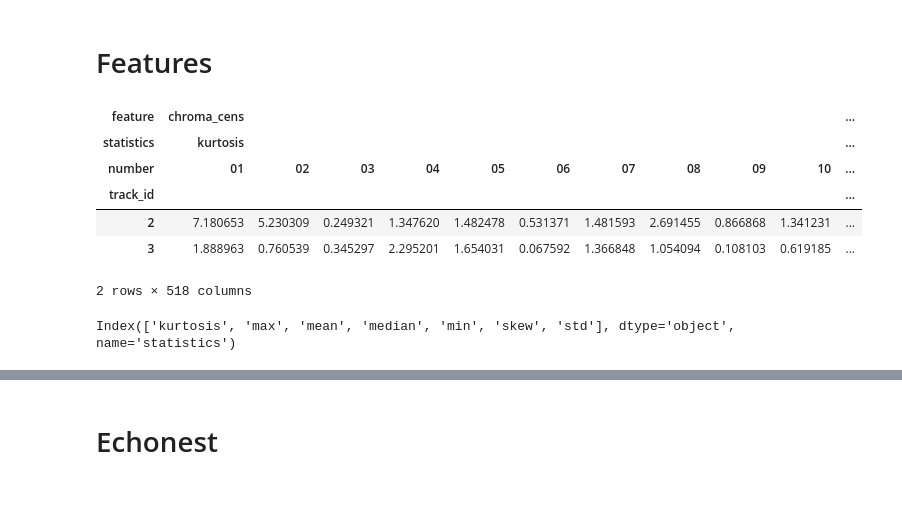
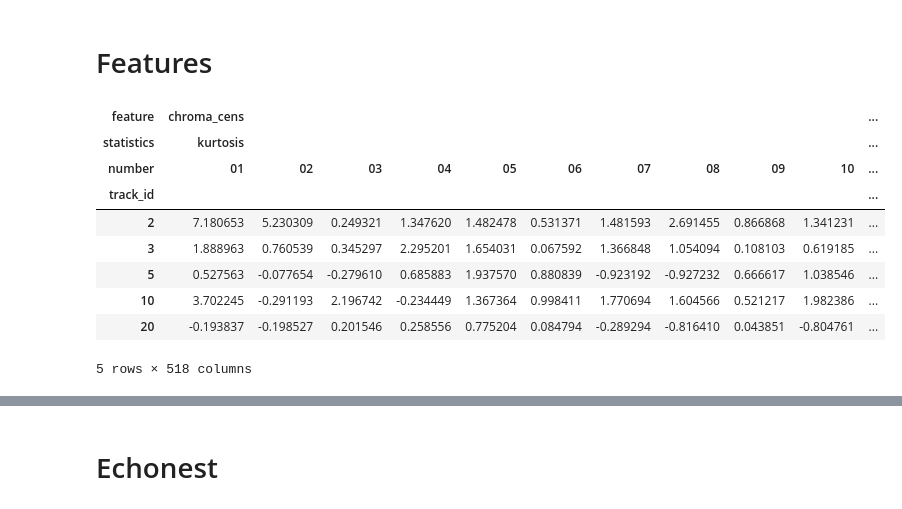
Before and after one commit to nhstaple/ecs-171-music-genre-classifier, a Jupyter notebook: Data_Management/dataCheck.ipynb, the cells around one changed output, grey strips where cells are left out. Cells and saved outputs as stored; diff of their text form; code cells hidden in the pictures.

```diff
--- a/Data_Management/dataCheck.ipynb
+++ b/Data_Management/dataCheck.ipynb
@@ -113,19 +126,0 @@ features.to_pickle('features.pkl')
-# %%
-#access track 5 features.loc[5]
-
-track2 = features.loc[[2,3],:]
-# t = track2.to_frame()
-# t.loc[('chroma_cens', 'mean')]
-track2
-# %% [output]
-| feature | chroma_cens |  |  |  |  |  |  |  |  |  | ... |
-| statistics | kurtosis |  |  |  |  |  |  |  |  |  | ... |
-| number | 01 | 02 | 03 | 04 | 05 | 06 | 07 | 08 | 09 | 10 | ... |
-| track_id |  |  |  |  |  |  |  |  |  |  | ... |
-| 2 | 7.180653 | 5.230309 | 0.249321 | 1.347620 | 1.482478 | 0.531371 | 1.481593 | 2.691455 | 0.866868 | 1.341231 | ... |
-| 3 | 1.888963 | 0.760539 | 0.345297 | 2.295201 | 1.654031 | 0.067592 | 1.366848 | 1.054094 | 0.108103 | 0.619185 | ... |
-2 rows × 518 columns
-# %%
-print(features.columns.get_level_values(1).unique())
-# %% [output]
-Index(['kurtosis', 'max', 'mean', 'median', 'min', 'skew', 'std'], dtype='object', name='statistics')
@@ -131,0 +129,13 @@ Index(['kurtosis', 'max', 'mean', 'median', 'min', 'skew', 'std'], dtype='object
+# %%
+features.head()
+# %% [output]
+| feature | chroma_cens |  |  |  |  |  |  |  |  |  | ... |
+| statistics | kurtosis |  |  |  |  |  |  |  |  |  | ... |
+| number | 01 | 02 | 03 | 04 | 05 | 06 | 07 | 08 | 09 | 10 | ... |
+| track_id |  |  |  |  |  |  |  |  |  |  | ... |
+| 2 | 7.180653 | 5.230309 | 0.249321 | 1.347620 | 1.482478 | 0.531371 | 1.481593 | 2.691455 | 0.866868 | 1.341231 | ... |
+| 3 | 1.888963 | 0.760539 | 0.345297 | 2.295201 | 1.654031 | 0.067592 | 1.366848 | 1.054094 | 0.108103 | 0.619185 | ... |
+| 5 | 0.527563 | -0.077654 | -0.279610 | 0.685883 | 1.937570 | 0.880839 | -0.923192 | -0.927232 | 0.666617 | 1.038546 | ... |
+| 10 | 3.702245 | -0.291193 | 2.196742 | -0.234449 | 1.367364 | 0.998411 | 1.770694 | 1.604566 | 0.521217 | 1.982386 | ... |
+| 20 | -0.193837 | -0.198527 | 0.201546 | 0.258556 | 0.775204 | 0.084794 | -0.289294 | -0.816410 | 0.043851 | -0.804761 | ... |
+5 rows × 518 columns
```
Also changed, not shown: parts of 24 cells of this notebook.
